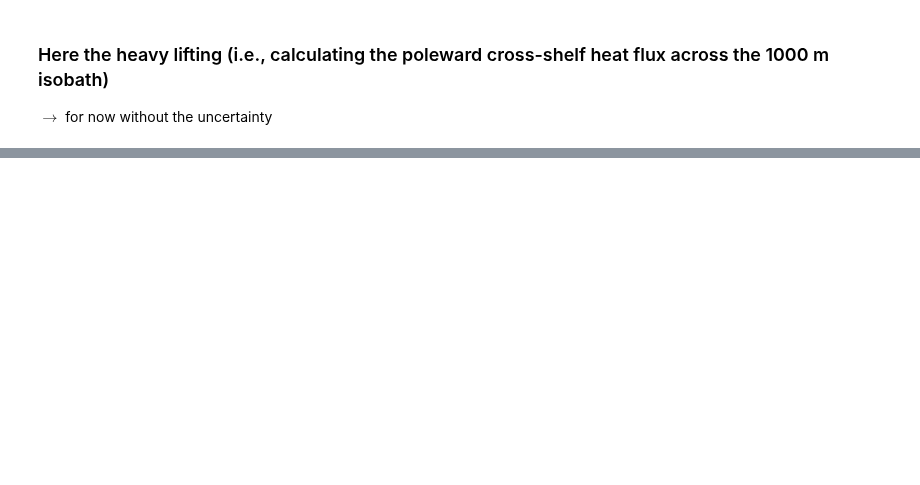
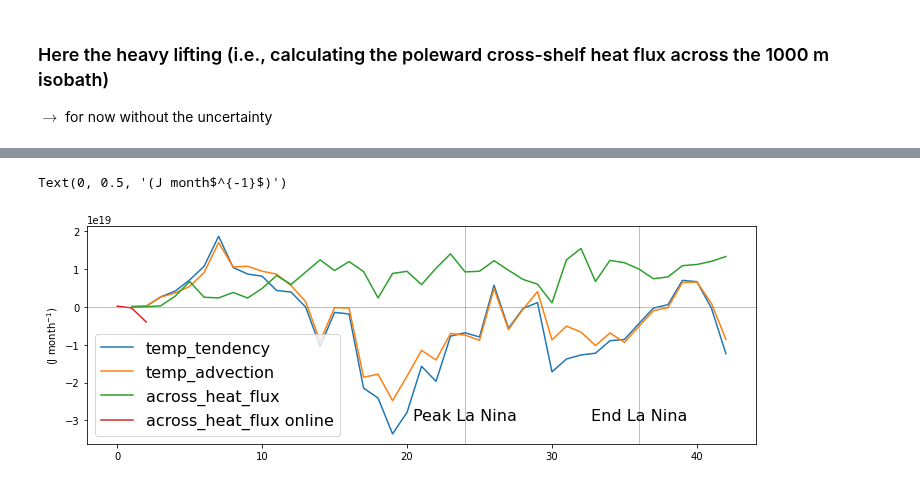
Before and after one commit to mauricehuguenin/sharing, a Jupyter notebook: across_shelf_heat_fluxes_discuss_with_ryan.ipynb, the cells around one changed output, grey strips where cells are left out. Saved outputs shown, nothing was run; the diff lists cells and outputs as text; code cells hidden in the pictures; blank space fills up the shorter version.

```diff
--- a/across_shelf_heat_fluxes_discuss_with_ryan.ipynb
+++ b/across_shelf_heat_fluxes_discuss_with_ryan.ipynb
@@ -180,0 +205,12 @@ Text(0, 0.5, '(Jmonth$^{-1}$)')
+# %%
+%%time
+plt.figure(figsize=(12,4)); time = np.linspace(1,len(temp_tendency),len(temp_tendency))
+plt.plot(time, temp_tendency, label='temp_tendency')
+plt.plot(time, temp_advection, label='temp_advection')
+plt.plot(time, across_heat_flux*-1, label='across_heat_flux')
+plt.plot(temp_xflux_adv_LN+temp_yflux_adv_LN, label='across_heat_flux online')
+plt.axhline(0, c='grey', lw=.5); plt.axvline(24, c='grey', lw=.5); plt.text(24,-3e19,'Peak La Nina', ha='center', fontsize=16)
+plt.axvline(36, c='grey', lw=.5); plt.text(36,-3e19,'End La Nina', ha='center', fontsize=16)
+plt.legend(fontsize=16); plt.ylabel('(J month$^{-1}$)')
+# Wall time:
+# %% [output]
@@ -181,3 +219,5 @@ Text(0, 0.5, '(Jmonth$^{-1}$)')
+Text(0, 0.5, '(J month$^{-1}$)')
+[figure, added]
 # %%
 # ----------------------------------------------------------------------------------------------------------------------- #
 #                                                   Notes down below                                                      #
```
Also changed, not shown: parts of 14 cells of this notebook.
